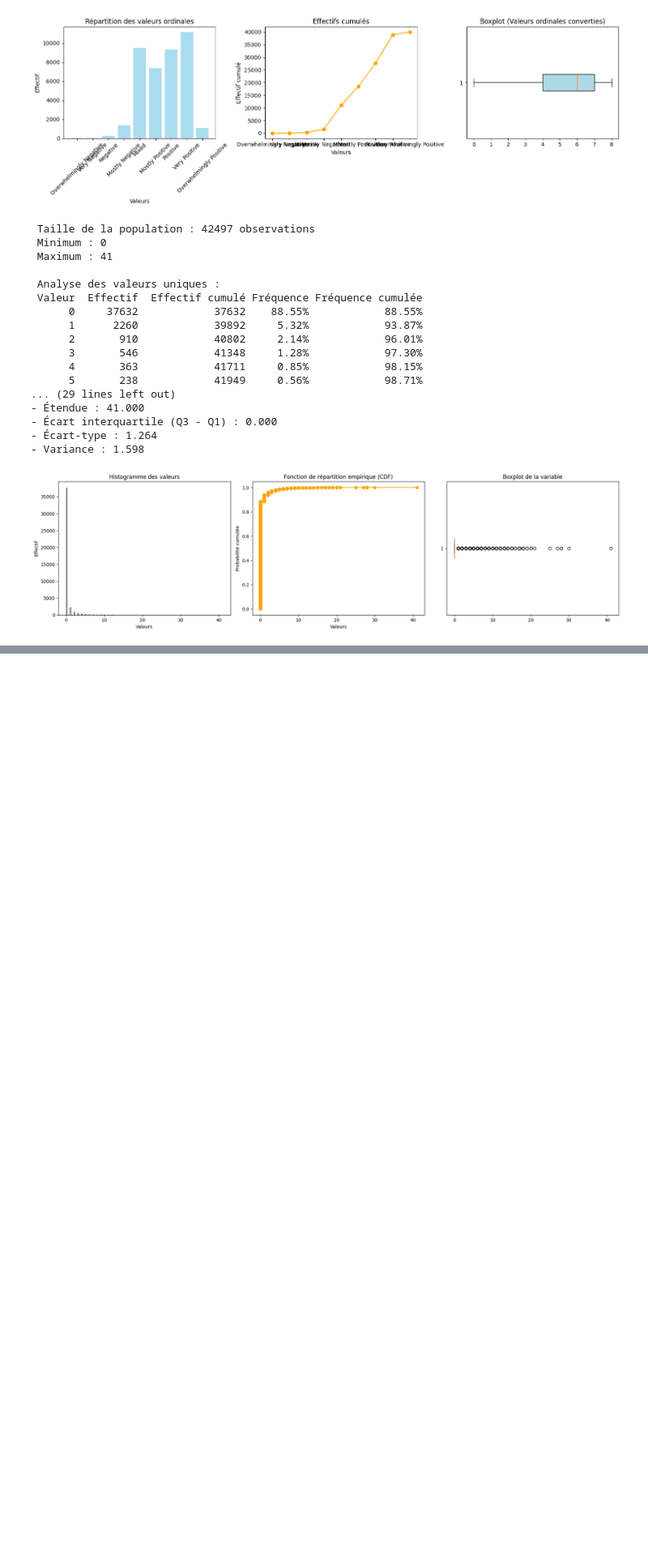
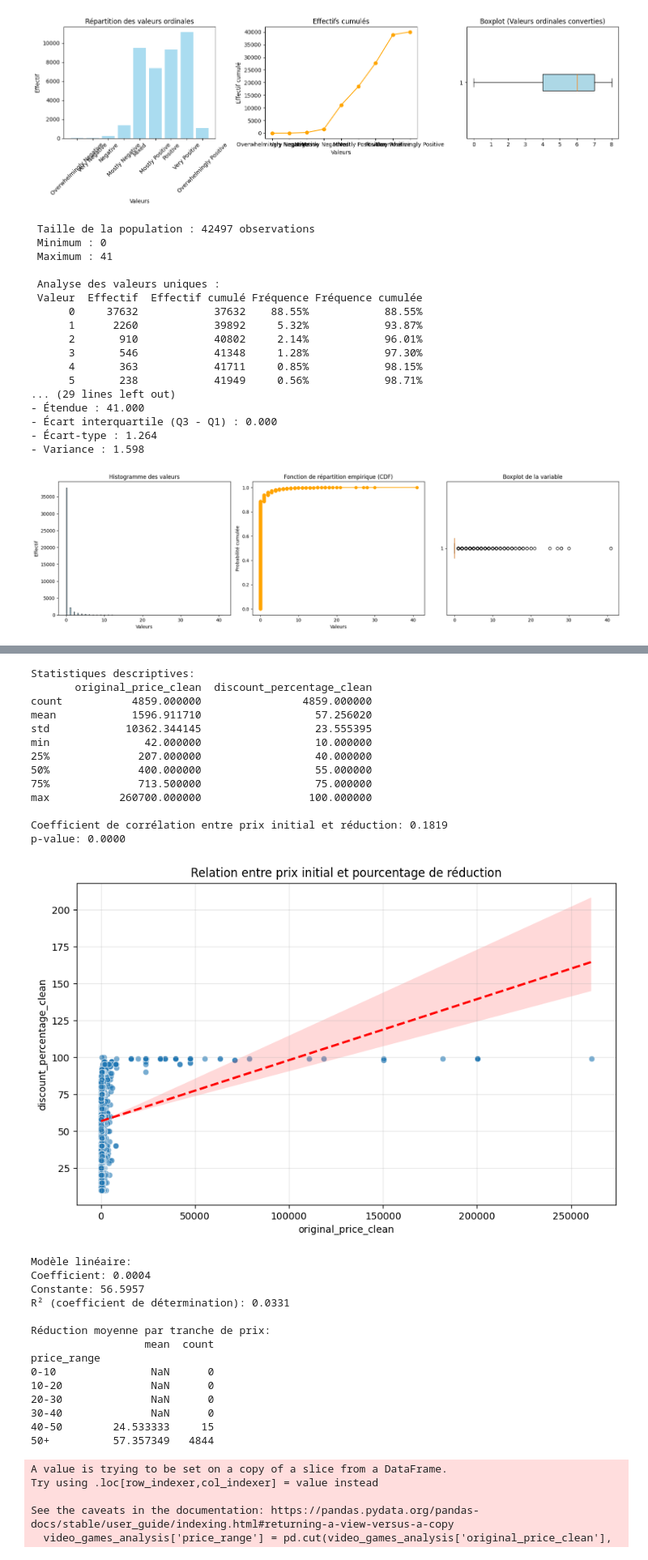
Before and after one commit to jojo2504/Statistical-Work, a Jupyter notebook: EtudeJeux_Videos_Tissandier_Tran_Zilber.ipynb, the cells around one changed output, grey strips where cells are left out. Shown: that part at 81% size. Saved outputs shown, nothing was run; the diff lists cells and outputs as text; code cells hidden in the pictures; blank space fills up the shorter version.

```diff
--- a/EtudeJeux_Videos_Tissandier_Tran_Zilber.ipynb
+++ b/EtudeJeux_Videos_Tissandier_Tran_Zilber.ipynb
@@ -22,6 +22,9 @@ class Variable:
     overall_review_percentage = "overall_review_%" # quantitative continue
     awards = "awards" # quantitative discrete
 
+    original_price = "original_price"
+    discount_percentage = "discount_percentage"
+
     overall_review_order = [
         "Overwhelmingly Negative", "Very Negative", "Negative", "Mostly Negative",
         "Mixed", "Mostly Positive", "Positive", "Very Positive", "Overwhelmingly Positive"
@@ -348,0 +382,13 @@ statistical_analysis_quantitative(video_games[Variable.awards], cutted=False, in
+# %%
+# Conversion des prix et pourcentages en valeurs numériques
+def clean_price(price_str):
+    if pd.isna(price_str) or price_str == 'Free' or price_str == '':
+        return 0
+    # Extraction du prix numérique (sans devise)
+    return float(''.join(char for char in price_str if char.isdigit() or char == '.'))
+# %%
+def clean_discount(discount_str):
+    if pd.isna(discount_str) or discount_str == '':
+        return 0
+    # Extraction du pourcentage (sans le signe %)
+    return float(discount_str.strip('%').strip('-'))
@@ -348,0 +511,36 @@ statistical_analysis_quantitative(video_games[Variable.awards], cutted=False, in
+# %%
+statistical_analysis_problem_1(Variable.original_price, Variable.discount_percentage, include_graph = True)
+# %% [output]
+Statistiques descriptives:
+       original_price_clean  discount_percentage_clean
+count           4859.000000                4859.000000
+mean            1596.911710                  57.256020
+std            10362.344145                  23.555395
+min               42.000000                  10.000000
+25%              207.000000                  40.000000
+50%              400.000000                  55.000000
+75%              713.500000                  75.000000
+max           260700.000000                 100.000000
+
+Coefficient de corrélation entre prix initial et réduction: 0.1819
+p-value: 0.0000
+[figure, added]
+Modèle linéaire:
+Coefficient: 0.0004
+Constante: 56.5957
+R² (coefficient de détermination): 0.0331
+
+Réduction moyenne par tranche de prix:
+                  mean  count
+price_range
+0-10               NaN      0
+10-20              NaN      0
+20-30              NaN      0
+30-40              NaN      0
+40-50        24.533333     15
+50+          57.357349   4844
+A value is trying to be set on a copy of a slice from a DataFrame.
+Try using .loc[row_indexer,col_indexer] = value instead
+
+See the caveats in the documentation: https://pandas.pydata.org/pandas-docs/stable/user_guide/indexing.html#returning-a-view-versus-a-copy
+  video_games_analysis['price_range'] = pd.cut(video_games_analysis['original_price_clean'],
```
Also changed, not shown: parts of 6 cells of this notebook.
